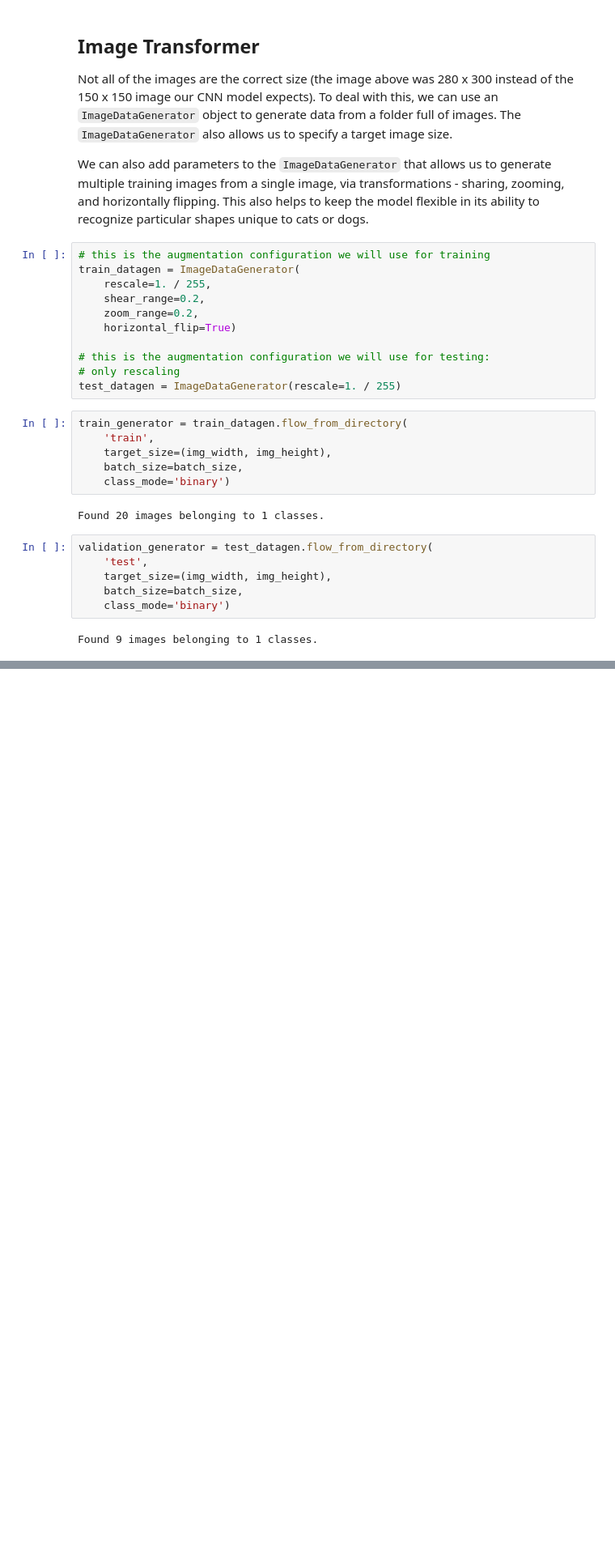
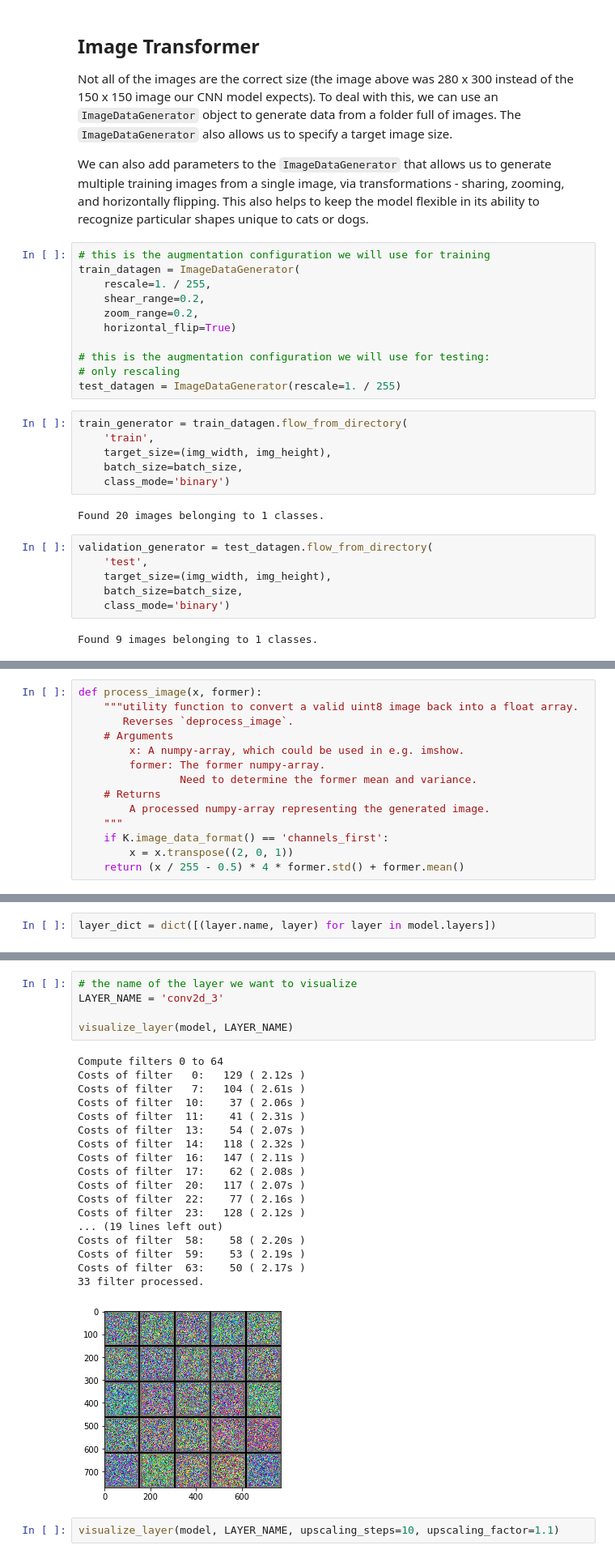
Before and after one commit to charlesreid1/deconvoluting-convolutions, a Jupyter notebook: keras_layer_shapes.ipynb, the cells around one changed output, grey strips where cells are left out. Shown at 81% size. Drawn from its saved outputs; the diff is of its cells as text; blank space fills up the shorter version.

```diff
--- a/keras_layer_shapes.ipynb
+++ b/keras_layer_shapes.ipynb
@@ -348,0 +404,14 @@ model.save_weights('first_try.h5')
+# %%
+def process_image(x, former):
+    """utility function to convert a valid uint8 image back into a float array.
+       Reverses `deprocess_image`.
+    # Arguments
+        x: A numpy-array, which could be used in e.g. imshow.
+        former: The former numpy-array.
+                Need to determine the former mean and variance.
+    # Returns
+        A processed numpy-array representing the generated image.
+    """
+    if K.image_data_format() == 'channels_first':
+        x = x.transpose((2, 0, 1))
+    return (x / 255 - 0.5) * 4 * former.std() + former.mean()
@@ -348,0 +425,2 @@ model.save_weights('first_try.h5')
+# %%
+layer_dict = dict([(layer.name, layer) for layer in model.layers])
@@ -348,0 +595,26 @@ model.save_weights('first_try.h5')
+# %%
+# the name of the layer we want to visualize
+LAYER_NAME = 'conv2d_3'
+
+visualize_layer(model, LAYER_NAME)
+# %% [output]
+Compute filters 0 to 64
+Costs of filter   0:   129 ( 2.12s )
+Costs of filter   7:   104 ( 2.61s )
+Costs of filter  10:    37 ( 2.06s )
+Costs of filter  11:    41 ( 2.31s )
+Costs of filter  13:    54 ( 2.07s )
+Costs of filter  14:   118 ( 2.32s )
+Costs of filter  16:   147 ( 2.11s )
+Costs of filter  17:    62 ( 2.08s )
+Costs of filter  20:   117 ( 2.07s )
+Costs of filter  22:    77 ( 2.16s )
+Costs of filter  23:   128 ( 2.12s )
+... (19 lines left out)
+Costs of filter  58:    58 ( 2.20s )
+Costs of filter  59:    53 ( 2.19s )
+Costs of filter  63:    50 ( 2.17s )
+33 filter processed.
+[figure, added]
+# %%
+visualize_layer(model, LAYER_NAME, upscaling_steps=10, upscaling_factor=1.1)
```
Also changed, not shown: parts of 14 cells of this notebook, 1 other file.
